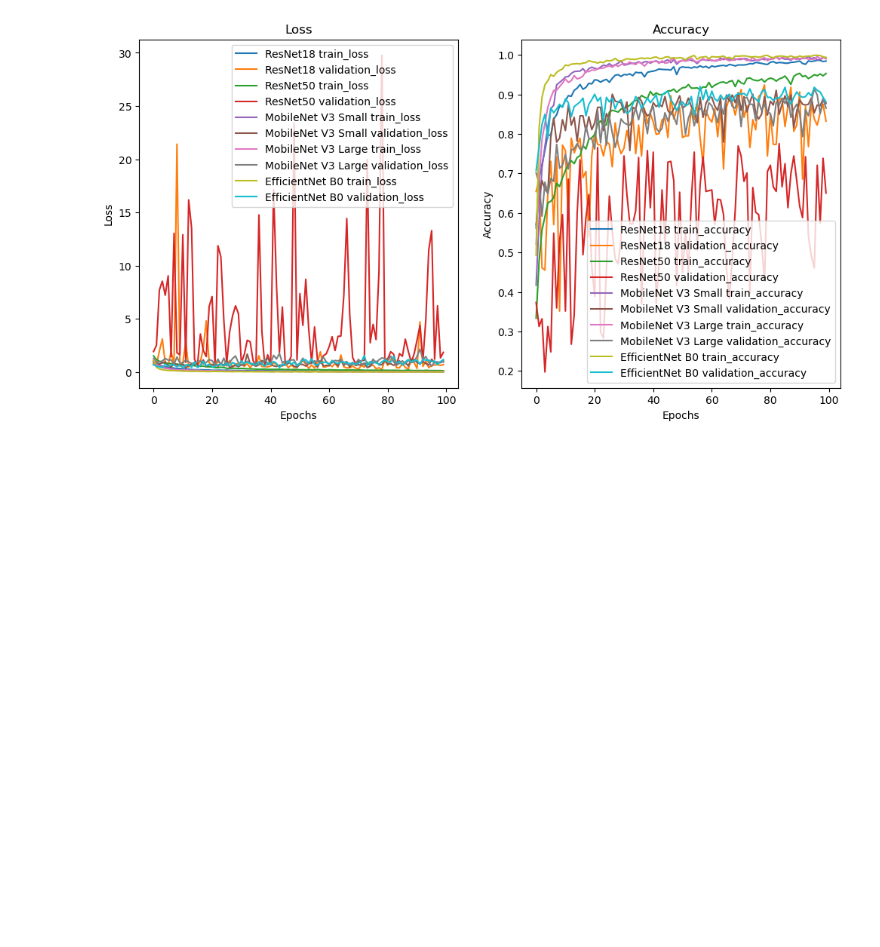
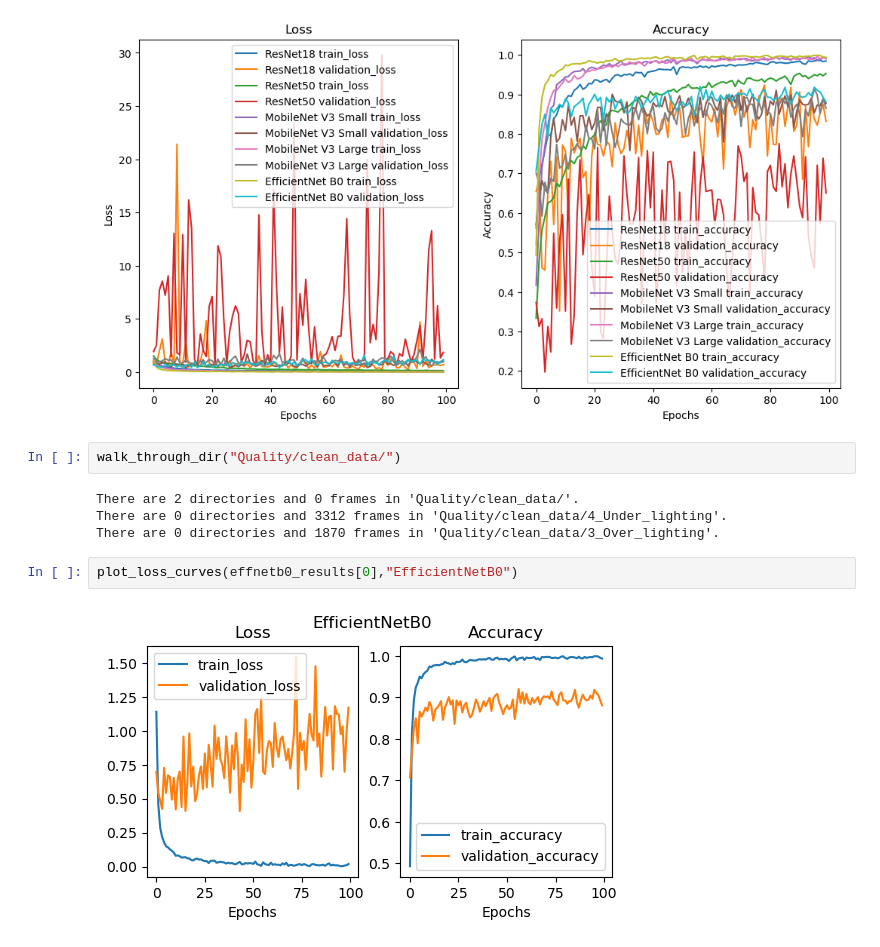
Before and after one commit to J-Mina/AQAUIS, a Jupyter notebook: Code/Visibility/Load_models_display_results.ipynb, the cells around one changed output. Saved outputs shown, nothing was run; the diff lists cells and outputs as text; blank space fills up the shorter version.

Commit message:
Updates, separation of frames in progress

```diff
--- a/Code/Visibility/Load_models_display_results.ipynb
+++ b/Code/Visibility/Load_models_display_results.ipynb
@@ -84,3 +84,13 @@ models_titles =[
 plot_all_loss_curves(models_results, models_titles)
 # %% [output]
 [figure]
+# %%
+walk_through_dir("Quality/clean_data/")
+# %% [output]
+There are 2 directories and 0 frames in 'Quality/clean_data/'.
+There are 0 directories and 3312 frames in 'Quality/clean_data/4_Under_lighting'.
+There are 0 directories and 1870 frames in 'Quality/clean_data/3_Over_lighting'.
+# %%
+plot_loss_curves(effnetb0_results[0],"EfficientNetB0")
+# %% [output]
+[figure, added]
```
Also changed, not shown: 2 other files.
